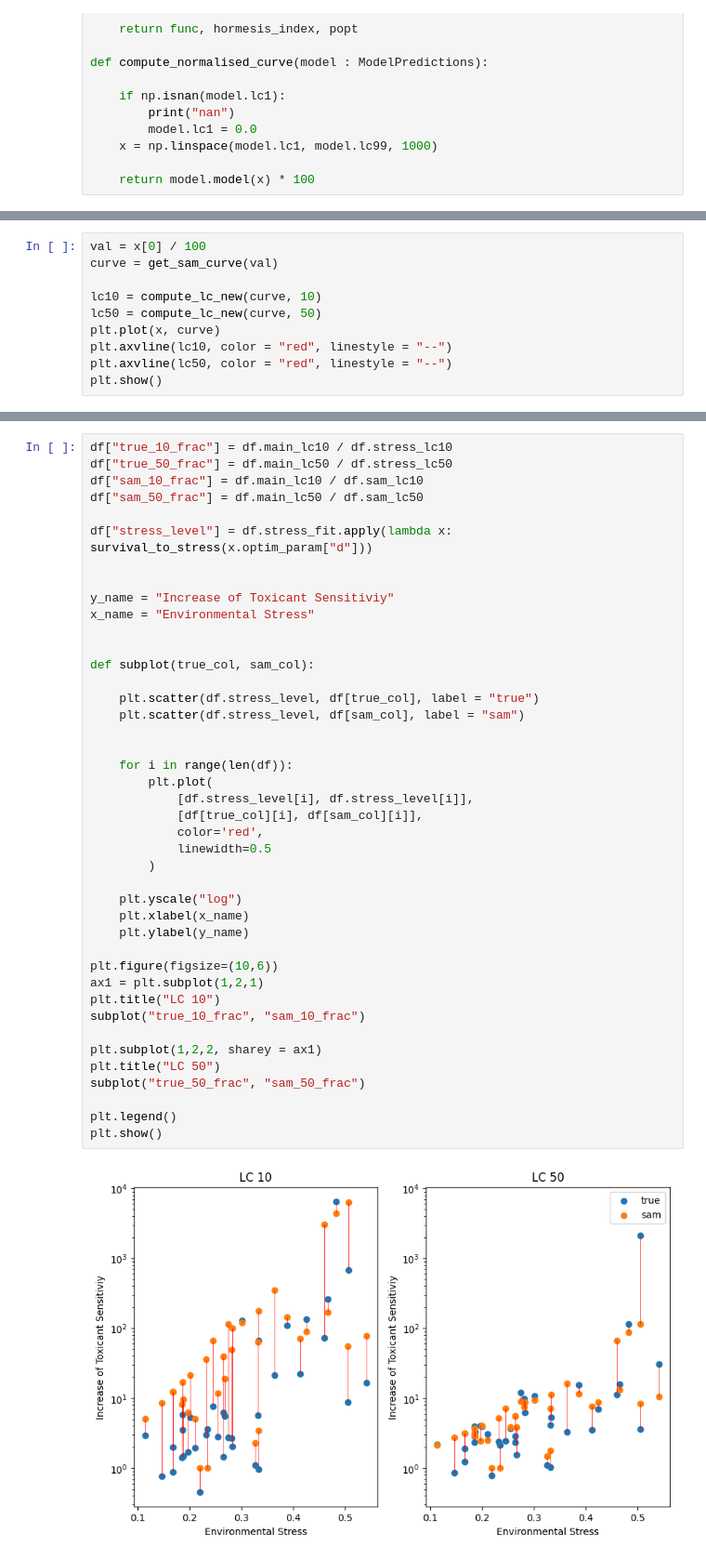
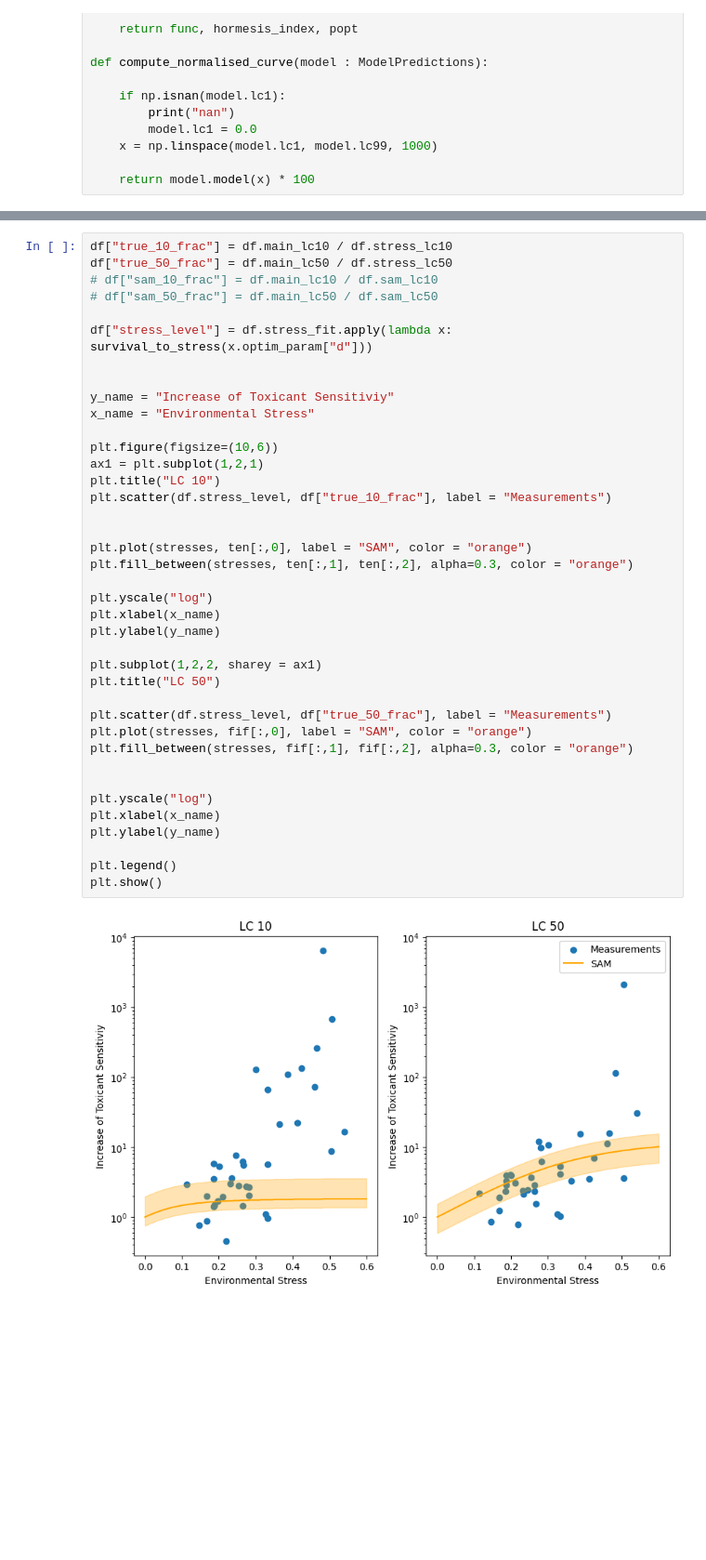
Before and after one commit to ffhammer/sam, a Jupyter notebook: scripts/diff_graphic.ipynb, the cells around one changed output, grey strips where cells are left out. Shown: that part at 93% size. Cells and saved outputs as stored; diff of their text form; blank space fills up the shorter version.

```diff
--- a/scripts/diff_graphic.ipynb
+++ b/scripts/diff_graphic.ipynb
@@ -118,10 +134,0 @@ lc50
-# %%
-val = x[0] / 100
-curve = get_sam_curve(val)
-
-lc10 = compute_lc_new(curve, 10)
-lc50 = compute_lc_new(curve, 50)
-plt.plot(x, curve)
-plt.axvline(lc10, color = "red", linestyle = "--")
-plt.axvline(lc50, color = "red", linestyle = "--")
-plt.show()
@@ -215,44 +219,41 @@ df.head()
 # %%
 df["true_10_frac"] = df.main_lc10 / df.stress_lc10
 df["true_50_frac"] = df.main_lc50 / df.stress_lc50
-df["sam_10_frac"] = df.main_lc10 / df.sam_lc10
-df["sam_50_frac"] = df.main_lc50 / df.sam_lc50
+# df["sam_10_frac"] = df.main_lc10 / df.sam_lc10
+# df["sam_50_frac"] = df.main_lc50 / df.sam_lc50
 
 df["stress_level"] = df.stress_fit.apply(lambda x: survival_to_stress(x.optim_param["d"]))
 
 
 y_name = "Increase of Toxicant Sensitiviy"
 x_name = "Environmental Stress"
 
-
-def subplot(true_col, sam_col):
-
-    plt.scatter(df.stress_level, df[true_col], label = "true")
-    plt.scatter(df.stress_level, df[sam_col], label = "sam")
-
-
-    for i in range(len(df)):
-        plt.plot(
-            [df.stress_level[i], df.stress_level[i]],
-            [df[true_col][i], df[sam_col][i]],
-            color='red',
-            linewidth=0.5
-        )
-
-    plt.yscale("log")
-    plt.xlabel(x_name)
-    plt.ylabel(y_name)
-
 plt.figure(figsize=(10,6))
 ax1 = plt.subplot(1,2,1)
 plt.title("LC 10")
-subplot("true_10_frac", "sam_10_frac")
+plt.scatter(df.stress_level, df["true_10_frac"], label = "Measurements")
+
+
+plt.plot(stresses, ten[:,0], label = "SAM", color = "orange")
+plt.fill_between(stresses, ten[:,1], ten[:,2], alpha=0.3, color = "orange")
+
+plt.yscale("log")
+plt.xlabel(x_name)
+plt.ylabel(y_name)
 
 plt.subplot(1,2,2, sharey = ax1)
 plt.title("LC 50")
-subplot("true_50_frac", "sam_50_frac")
+
+plt.scatter(df.stress_level, df["true_50_frac"], label = "Measurements")
+plt.plot(stresses, fif[:,0], label = "SAM", color = "orange")
+plt.fill_between(stresses, fif[:,1], fif[:,2], alpha=0.3, color = "orange")
+
+
+plt.yscale("log")
+plt.xlabel(x_name)
+plt.ylabel(y_name)
 
 plt.legend()
 plt.show()
 # %% [output]
-[figure, old version]
+[figure, new version]
```
Also changed, not shown: parts of 14 cells of this notebook.
